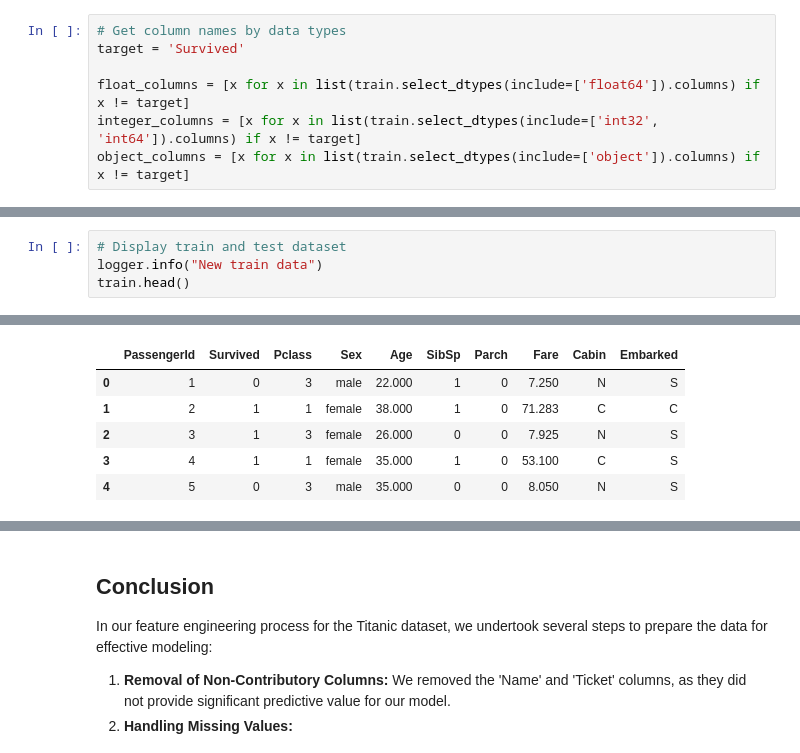
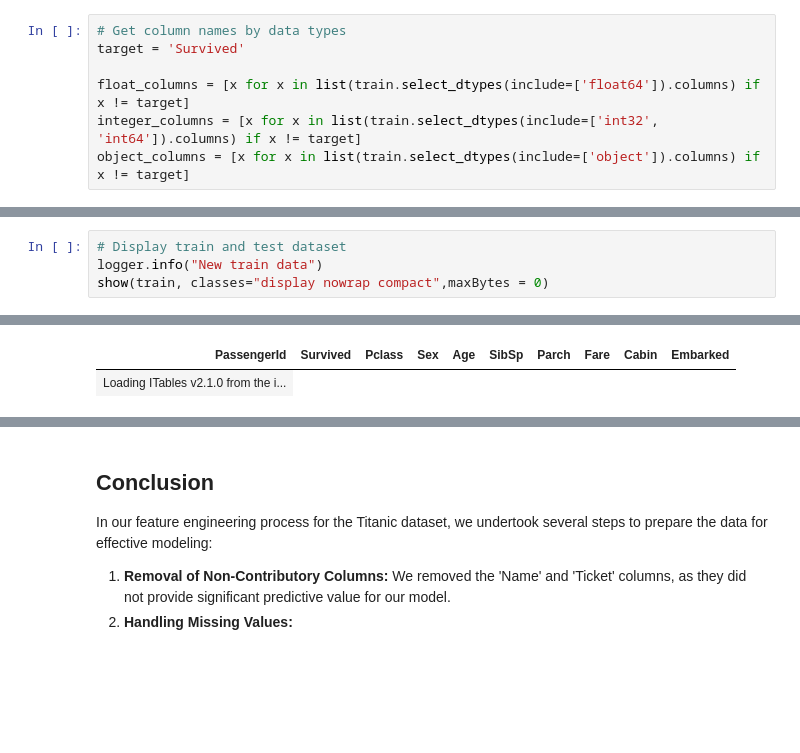
Before and after one commit to fralfaro/Titanic-Challenge, a Jupyter notebook: docs/project/02_fe.ipynb, the cells around one changed output, grey strips where cells are left out. Saved outputs shown, nothing was run; the diff lists cells and outputs as text; blank space fills up the shorter version.

```diff
--- a/docs/project/02_fe.ipynb
+++ b/docs/project/02_fe.ipynb
@@ -85,5 +90,5 @@ test[columns_to_convert] = test[columns_to_convert].astype(str)
 # %%
 # Display train and test dataset
 logger.info("New train data")
-train.head()
+show(train, classes="display nowrap compact",maxBytes = 0)
 # %% [output]
@@ -91,8 +96,4 @@ train.head()
-|  | PassengerId | Survived | Pclass | Sex | Age | SibSp | Parch | Fare | Cabin | Embarked |
-| 0 | 1 | 0 | 3 | male | 22.000 | 1 | 0 | 7.250 | N | S |
-| 1 | 2 | 1 | 1 | female | 38.000 | 1 | 0 | 71.283 | C | C |
-| 2 | 3 | 1 | 3 | female | 26.000 | 0 | 0 | 7.925 | N | S |
-| 3 | 4 | 1 | 1 | female | 35.000 | 1 | 0 | 53.100 | C | S |
-| 4 | 5 | 0 | 3 | male | 35.000 | 0 | 0 | 8.050 | N | S |
+| PassengerId | Survived | Pclass | Sex | Age | SibSp | Parch | Fare | Cabin | Embarked |
+| Loading ITables v2.1.0 from the i... |
 # %%
 logger.info("New test data")
```
Also changed, not shown: parts of 9 cells of this notebook, 4 other files.
